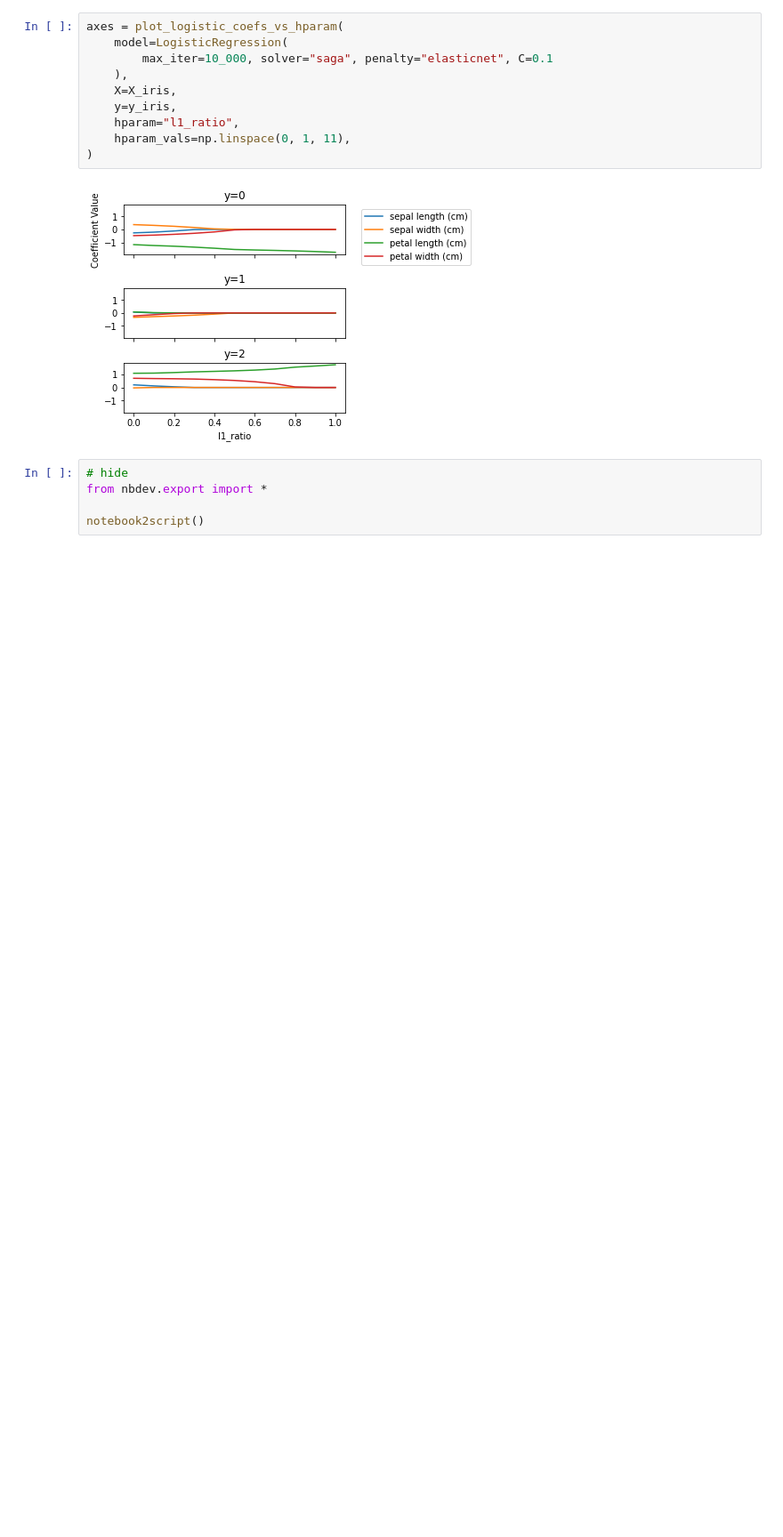
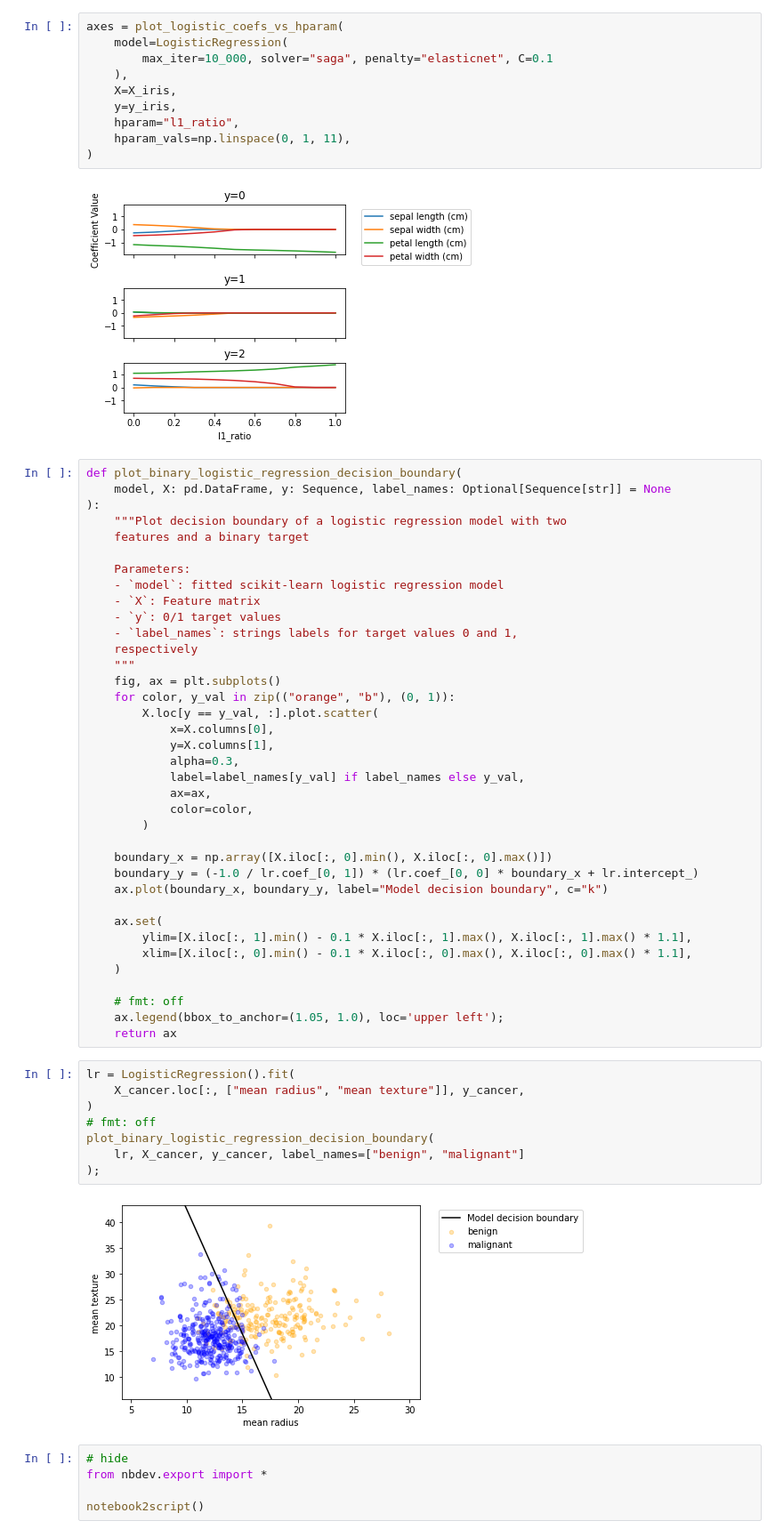
Before and after one commit to gsganden/model_inspector, a Jupyter notebook: 00_inspect.ipynb, the cells around one changed output. Shown at 89% size. Cells and saved outputs as stored; diff of their text form; blank space fills up the shorter version.

Commit message:
Add function to plot logistic regression decision boundary

```diff
--- a/00_inspect.ipynb
+++ b/00_inspect.ipynb
@@ -304,6 +304,53 @@ axes = plot_logistic_coefs_vs_hparam(
 )
 # %% [output]
 [figure]
+# %%
+def plot_binary_logistic_regression_decision_boundary(
+    model, X: pd.DataFrame, y: Sequence, label_names: Optional[Sequence[str]] = None
+):
+    """Plot decision boundary of a logistic regression model with two
+    features and a binary target
+
+    Parameters:
+    - `model`: fitted scikit-learn logistic regression model
+    - `X`: Feature matrix
+    - `y`: 0/1 target values
+    - `label_names`: strings labels for target values 0 and 1,
+    respectively
+    """
+    fig, ax = plt.subplots()
+    for color, y_val in zip(("orange", "b"), (0, 1)):
+        X.loc[y == y_val, :].plot.scatter(
+            x=X.columns[0],
+            y=X.columns[1],
+            alpha=0.3,
+            label=label_names[y_val] if label_names else y_val,
+            ax=ax,
+            color=color,
+        )
+
+    boundary_x = np.array([X.iloc[:, 0].min(), X.iloc[:, 0].max()])
+    boundary_y = (-1.0 / lr.coef_[0, 1]) * (lr.coef_[0, 0] * boundary_x + lr.intercept_)
+    ax.plot(boundary_x, boundary_y, label="Model decision boundary", c="k")
+
+    ax.set(
+        ylim=[X.iloc[:, 1].min() - 0.1 * X.iloc[:, 1].max(), X.iloc[:, 1].max() * 1.1],
+        xlim=[X.iloc[:, 0].min() - 0.1 * X.iloc[:, 0].max(), X.iloc[:, 0].max() * 1.1],
+    )
+
+    # fmt: off
+    ax.legend(bbox_to_anchor=(1.05, 1.0), loc='upper left');
+    return ax
+# %%
+lr = LogisticRegression().fit(
+    X_cancer.loc[:, ["mean radius", "mean texture"]], y_cancer,
+)
+# fmt: off
+plot_binary_logistic_regression_decision_boundary(
+    lr, X_cancer, y_cancer, label_names=["benign", "malignant"]
+);
+# %% [output]
+[figure, added]
 # %%
 # hide
 from nbdev.export import *
```
Also changed, not shown: parts of 1 cell of this notebook, 2 other files.
